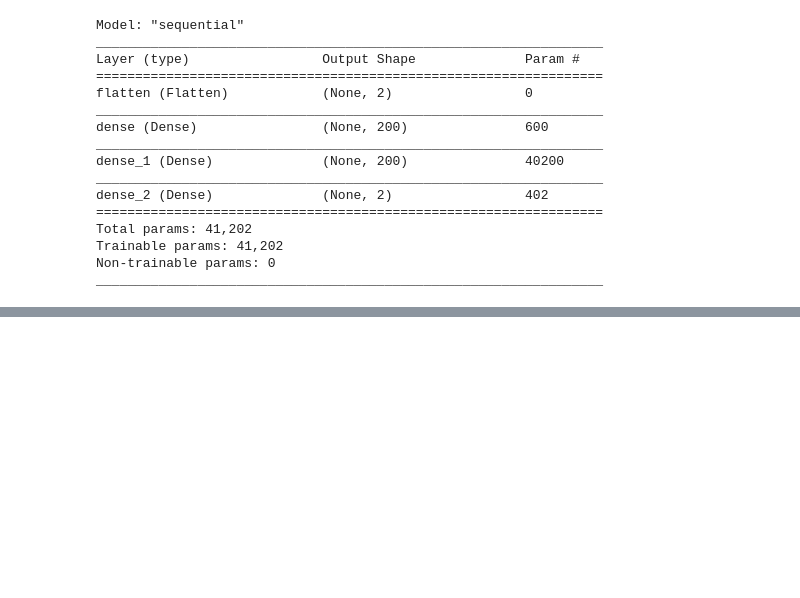
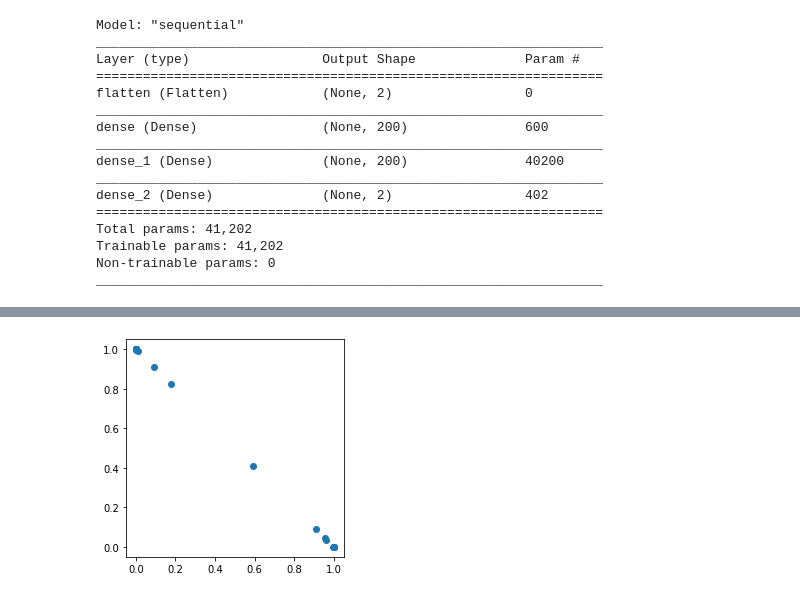
Before and after one commit to kimia-zahed/hamiltonian_neural_network, a Jupyter notebook: myHNN _kimiya_9dey99.ipynb, the cells around one changed output, grey strips where cells are left out. Saved outputs shown, nothing was run; the diff lists cells and outputs as text; code cells hidden in the pictures; blank space fills up the shorter version.

```diff
--- a/myHNN _kimiya_9dey99.ipynb
+++ b/myHNN _kimiya_9dey99.ipynb
@@ -80,7 +93,7 @@ Non-trainable params: 0
 _________________________________________________________________
 # %%
 #tf.keras.losses.mean_absolute_error
-myModel.compile(loss="mean_absolute_error",
+myModel.compile(loss="mean_squared_error",
                 optimizer="Adam",
                 metrics=["accuracy"])
 # %%
@@ -123,0 +137,5 @@ myModel.evaluate(x_test, y_test)
+# %%
+newx_test=np.transpose(test_list[1])
+newy_test=np.transpose(test_list[0])
+# %%
+y_pred = myModel.predict(newx_test)
@@ -123,0 +165,2 @@ myModel.evaluate(x_test, y_test)
+# %%
+pred_pdot,pred_qdot=np.transpose(y_pred)
@@ -123,0 +251,5 @@ myModel.evaluate(x_test, y_test)
+# %%
+plt.plot(pred_pdot,pred_qdot,'o')
+plt.axis('scaled');
+# %% [output]
+[figure, added]
```
Also changed, not shown: parts of 16 cells of this notebook.
